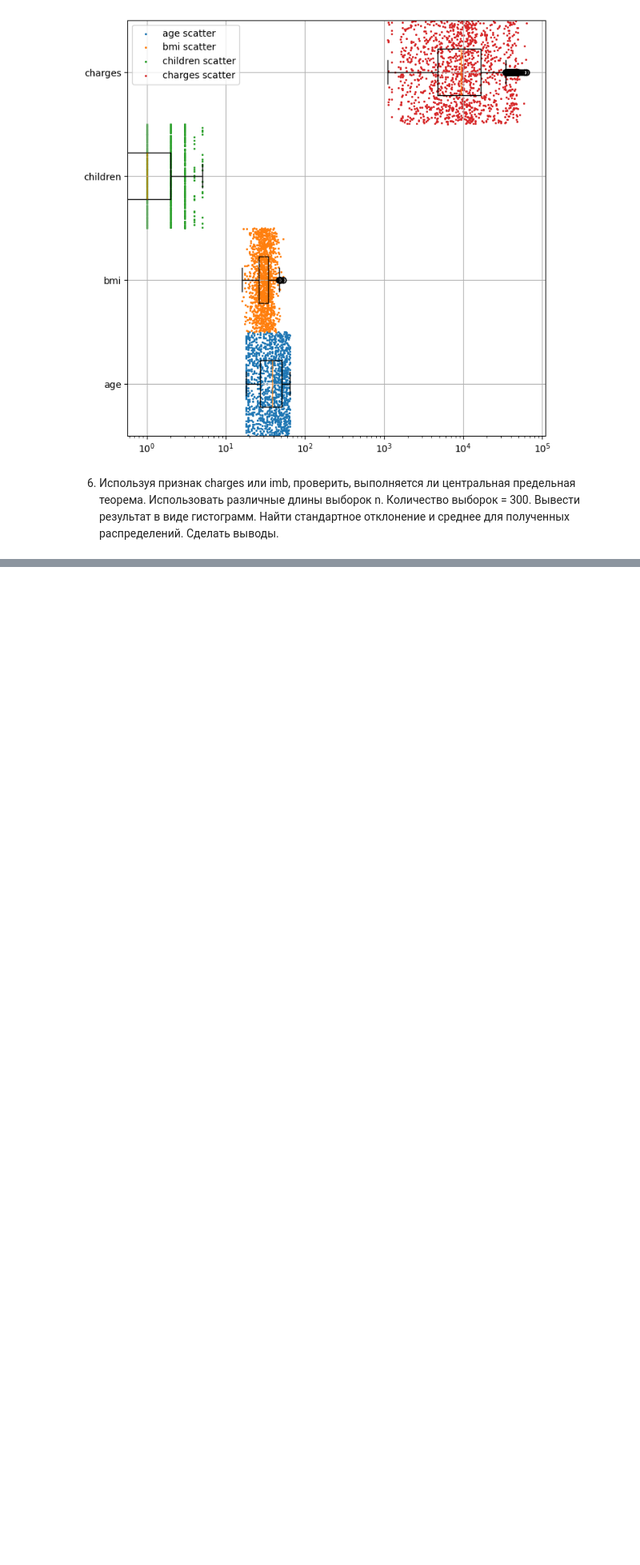
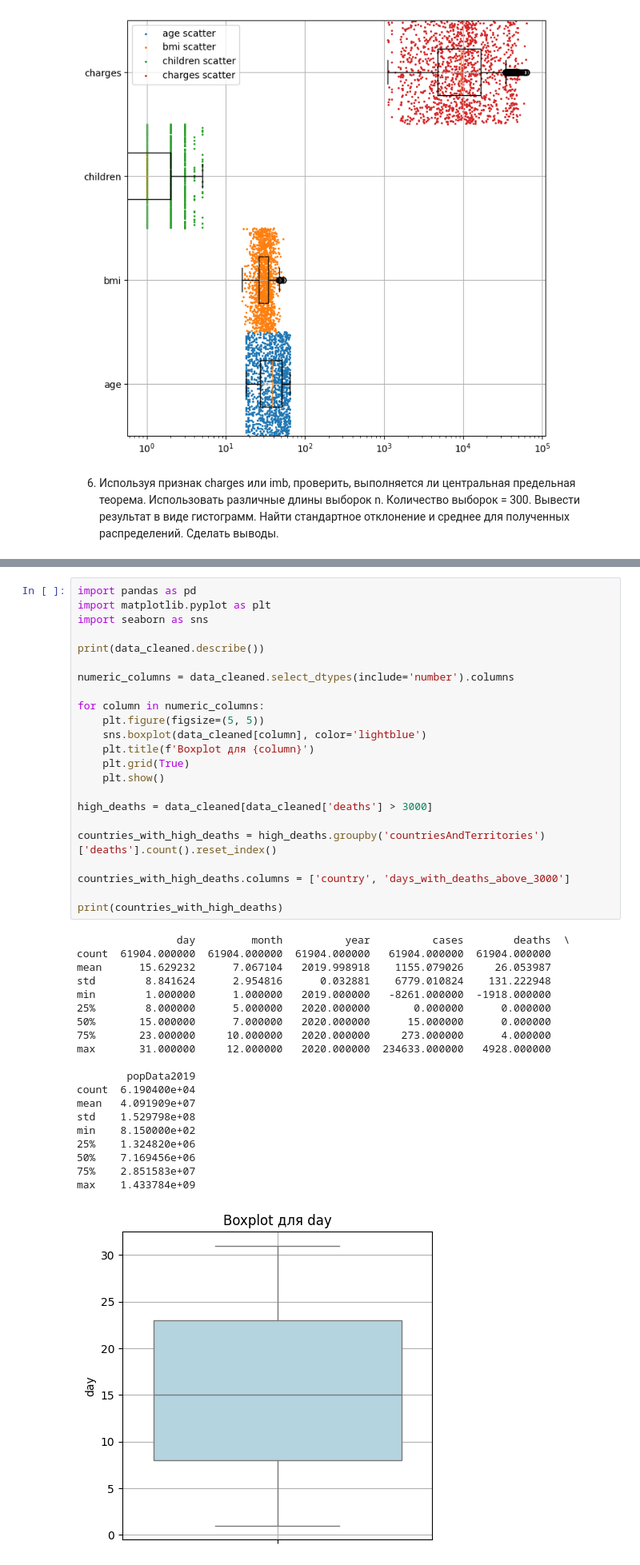
Before and after one commit to desolee7/TIABD, a Jupyter notebook: 3Praktika/3Praktika.ipynb, the cells around one changed output, grey strips where cells are left out. Shown at 80% size. Drawn from its saved outputs; the diff is of its cells as text; blank space fills up the shorter version.

```diff
--- a/3Praktika/3Praktika.ipynb
+++ b/3Praktika/3Praktika.ipynb
@@ -243,0 +393,44 @@ BMI
+# %%
+import pandas as pd
+import matplotlib.pyplot as plt
+import seaborn as sns
+
+print(data_cleaned.describe())
+
+numeric_columns = data_cleaned.select_dtypes(include='number').columns
+
+for column in numeric_columns:
+    plt.figure(figsize=(5, 5))
+    sns.boxplot(data_cleaned[column], color='lightblue')
+    plt.title(f'Boxplot для {column}')
+    plt.grid(True)
+    plt.show()
+
+high_deaths = data_cleaned[data_cleaned['deaths'] > 3000]
+
+countries_with_high_deaths = high_deaths.groupby('countriesAndTerritories')['deaths'].count().reset_index()
+
+countries_with_high_deaths.columns = ['country', 'days_with_deaths_above_3000']
+
+print(countries_with_high_deaths)
+# %% [output]
+                day         month          year          cases        deaths  \
+count  61904.000000  61904.000000  61904.000000   61904.000000  61904.000000
+mean      15.629232      7.067104   2019.998918    1155.079026     26.053987
+std        8.841624      2.954816      0.032881    6779.010824    131.222948
+min        1.000000      1.000000   2019.000000   -8261.000000  -1918.000000
+25%        8.000000      5.000000   2020.000000       0.000000      0.000000
+50%       15.000000      7.000000   2020.000000      15.000000      0.000000
+75%       23.000000     10.000000   2020.000000     273.000000      4.000000
+max       31.000000     12.000000   2020.000000  234633.000000   4928.000000
+
+        popData2019
+count  6.190400e+04
+mean   4.091909e+07
+std    1.529798e+08
+min    8.150000e+02
+25%    1.324820e+06
+50%    7.169456e+06
+75%    2.851583e+07
+max    1.433784e+09
+[figure, added]
```
Also changed, not shown: parts of 12 cells of this notebook, 1 other file.
